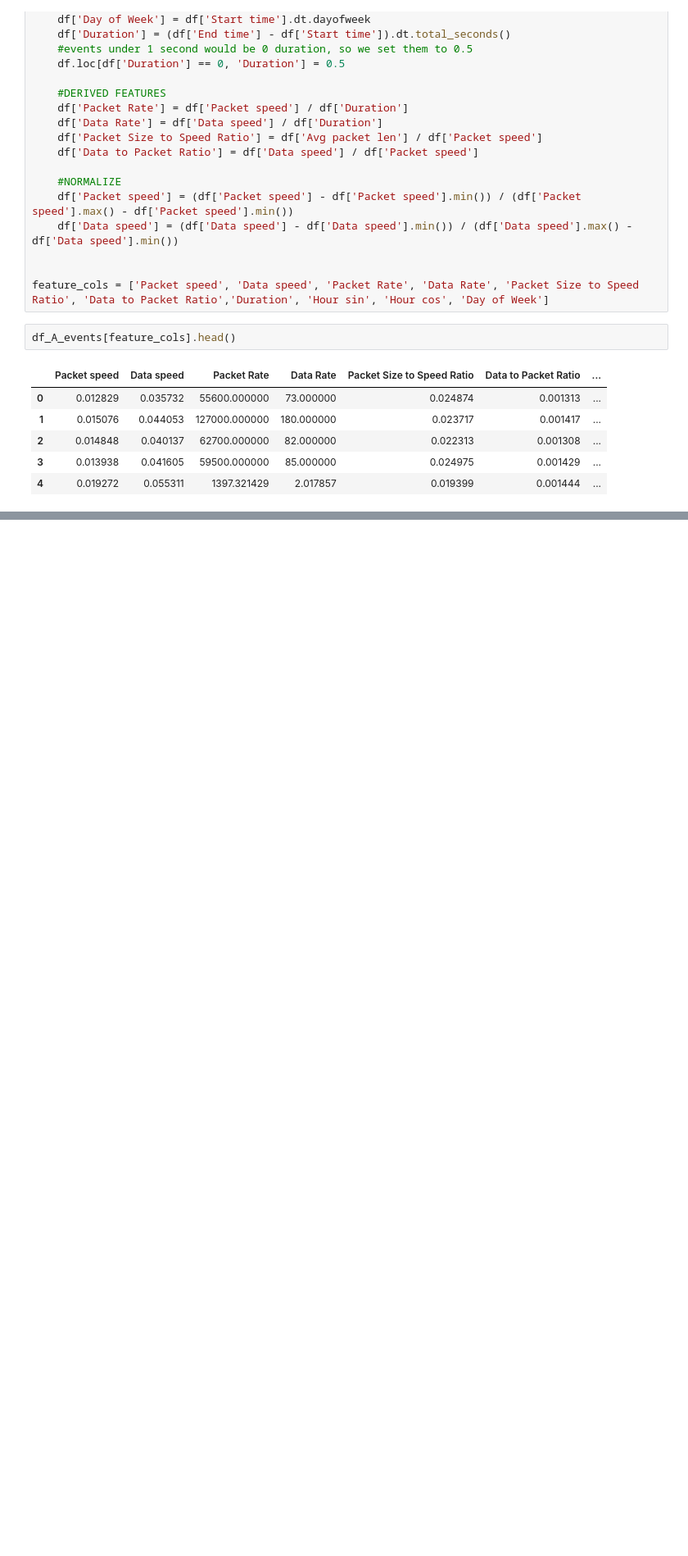
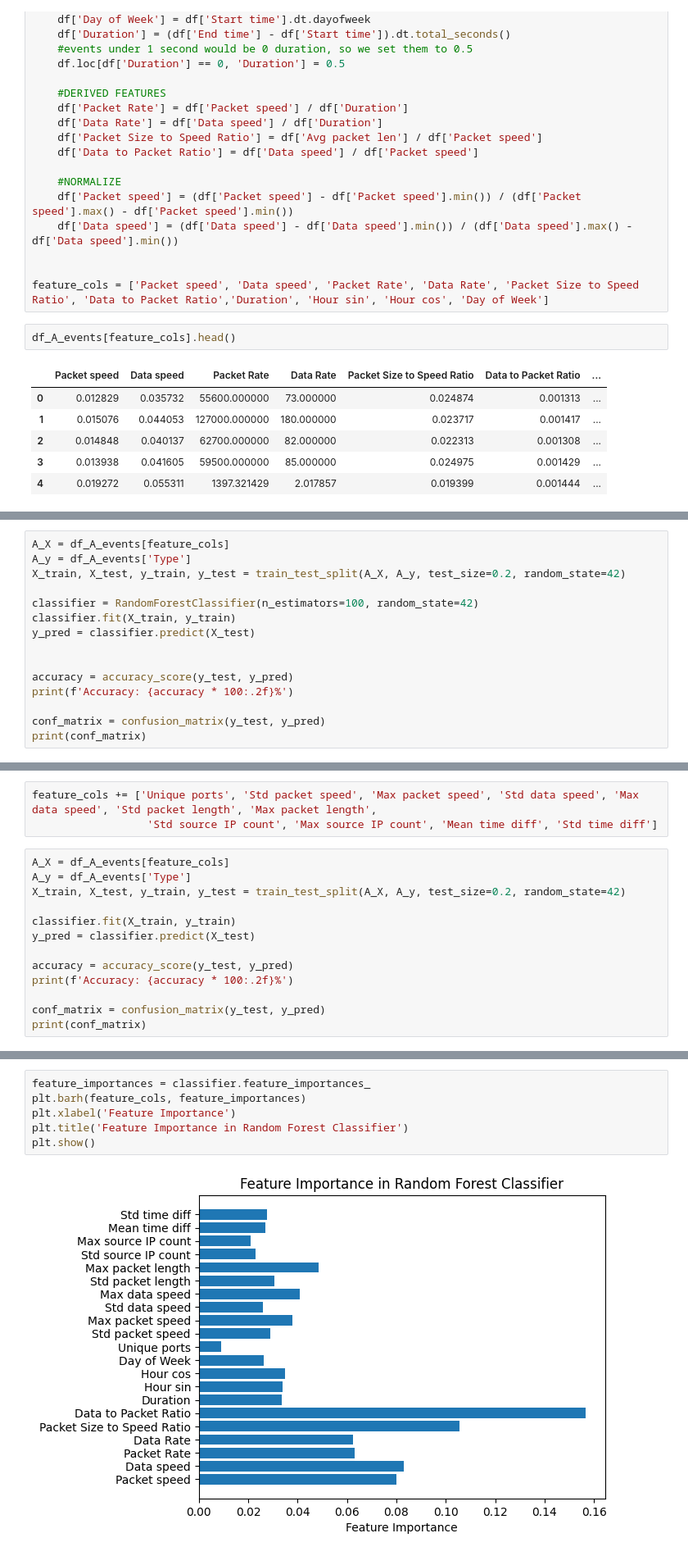
Before and after one commit to varsanyimate/ddos, a Jupyter notebook: src/feature_engineering.ipynb, the cells around one changed output, grey strips where cells are left out. Shown at 82% size. Drawn from its saved outputs; the diff is of its cells as text; blank space fills up the shorter version.

```diff
--- a/src/feature_engineering.ipynb
+++ b/src/feature_engineering.ipynb
@@ -45,0 +164,15 @@ df_A_events[feature_cols].head()
+# %%
+A_X = df_A_events[feature_cols]
+A_y = df_A_events['Type']
+X_train, X_test, y_train, y_test = train_test_split(A_X, A_y, test_size=0.2, random_state=42)
+
+classifier = RandomForestClassifier(n_estimators=100, random_state=42)
+classifier.fit(X_train, y_train)
+y_pred = classifier.predict(X_test)
+
+
+accuracy = accuracy_score(y_test, y_pred)
+print(f'Accuracy: {accuracy * 100:.2f}%')
+
+conf_matrix = confusion_matrix(y_test, y_pred)
+print(conf_matrix)
@@ -45,0 +184,16 @@ df_A_events[feature_cols].head()
+# %%
+feature_cols += ['Unique ports', 'Std packet speed', 'Max packet speed', 'Std data speed', 'Max data speed', 'Std packet length', 'Max packet length',
+                  'Std source IP count', 'Max source IP count', 'Mean time diff', 'Std time diff']
+# %%
+A_X = df_A_events[feature_cols]
+A_y = df_A_events['Type']
+X_train, X_test, y_train, y_test = train_test_split(A_X, A_y, test_size=0.2, random_state=42)
+
+classifier.fit(X_train, y_train)
+y_pred = classifier.predict(X_test)
+
+accuracy = accuracy_score(y_test, y_pred)
+print(f'Accuracy: {accuracy * 100:.2f}%')
+
+conf_matrix = confusion_matrix(y_test, y_pred)
+print(conf_matrix)
@@ -45,0 +205,8 @@ df_A_events[feature_cols].head()
+# %%
+feature_importances = classifier.feature_importances_
+plt.barh(feature_cols, feature_importances)
+plt.xlabel('Feature Importance')
+plt.title('Feature Importance in Random Forest Classifier')
+plt.show()
+# %% [output]
+[figure, added]
```
Also changed, not shown: parts of 13 cells of this notebook.
